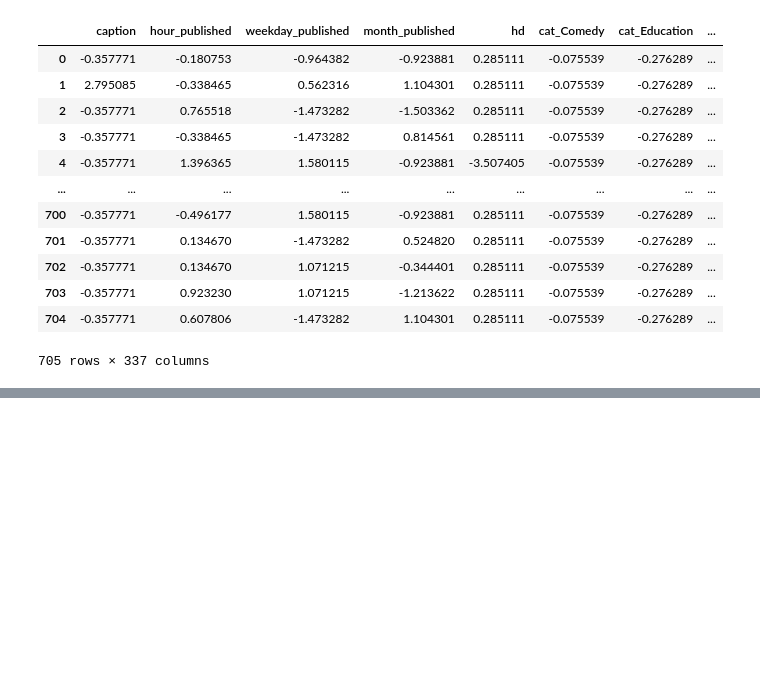
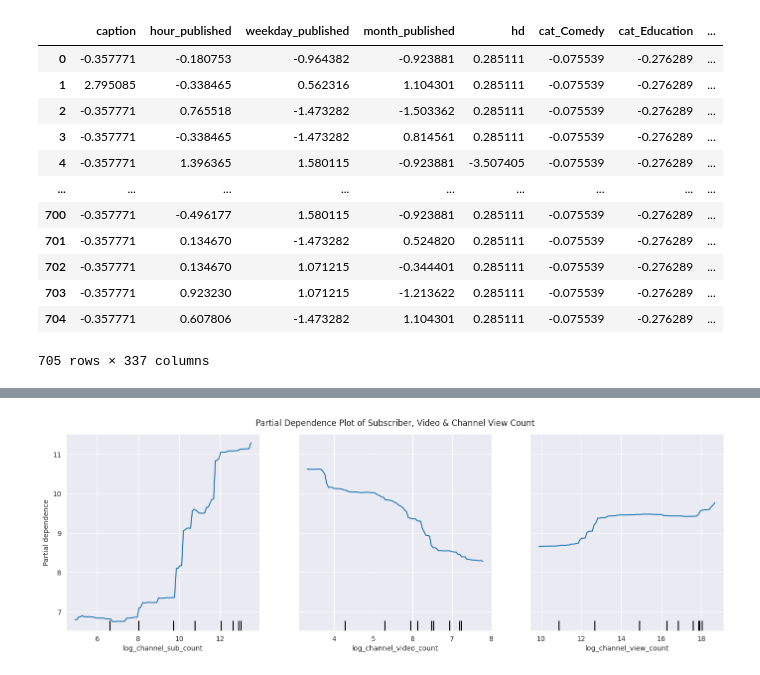
Before and after one commit to gh4rris/vegan_youtube, a Jupyter notebook: 04_modeling_dt_rf.ipynb, the cells around one changed output, grey strips where cells are left out. Cells and saved outputs as stored; diff of their text form; code cells hidden in the pictures; blank space fills up the shorter version.

Commit message:
pdp channel features

```diff
--- a/04_modeling_dt_rf.ipynb
+++ b/04_modeling_dt_rf.ipynb
@@ -93,6 +95,6 @@ best score: 0.6087754671283315, best params: {'max_depth': 3, 'min_samples_leaf'
 # %%
 # fit decision tree with optimal parameters
-dt = DecisionTreeRegressor(max_depth=best_params["max_depth"], min_samples_leaf=best_params["min_samples_leaf"], min_samples_split=best_params["min_samples_split"], random_state=SEED)
+dt = DecisionTreeRegressor(max_depth=best_params["decisiontreeregressor__max_depth"], min_samples_leaf=best_params["decisiontreeregressor__min_samples_leaf"], min_samples_split=best_params["decisiontreeregressor__min_samples_split"], random_state=SEED)
 dt.fit(X_train, y_train)
 y_pred = dt.predict(X_test)
 rmse = root_mean_squared_error(y_test, y_pred)
@@ -103,8 +105,9 @@ r2: 0.5940953420357227, rmse: 1.741698058314038
 # %%
 # instantiate random forest and use randomized cross validation to search wide range of hyperparameters
-params = {"n_estimators": [100, 200, 300, 500, 1000], "max_depth": [10, 20, 30, 50, None], "min_samples_leaf": [2, 4, 6], "max_features": ["sqrt", "log2", None], "bootstrap": [True, False]}
-rf = RandomForestRegressor(random_state=SEED)
-rand_search = RandomizedSearchCV(rf, param_distributions=params, cv=10, n_iter=50, scoring="r2", n_jobs=-1)
+params = {"randomforestregressor__n_estimators": [100, 200, 300, 500, 1000], "randomforestregressor__max_depth": [10, 20, 30, 50, None], "randomforestregressor__min_samples_leaf": [2, 4, 6],
+          "randomforestregressor__max_features": ["sqrt", "log2", None], "randomforestregressor__bootstrap": [True, False]}
+pipeline = make_pipeline(StandardScaler(), RandomForestRegressor(random_state=SEED))
+rand_search = RandomizedSearchCV(pipeline, param_distributions=params, cv=10, n_iter=50, scoring="r2", n_jobs=-1)
 rand_search.fit(X_train, y_train)
 best_params = rand_search.best_params_
 print(f"best score: {rand_search.best_score_}, best params: {best_params}")
@@ -113,10 +116,10 @@ best score: 0.7121384968604526, best params: {'n_estimators': 300, 'min_samples_
 # %%
 # use gridsearch for fine-tuning hyperparameters
-params = {"n_estimators": np.arange(best_params["n_estimators"] - 20, best_params["n_estimators"] + 30, 10), "max_depth": [best_params["max_depth"]],
-          "min_samples_leaf": np.arange(best_params["min_samples_leaf"] - 1, best_params["min_samples_leaf"] + 2), "max_features": [best_params["max_features"]], "bootstrap": [best_params["bootstrap"]]}
-
-rf = RandomForestRegressor(random_state=SEED)
-grid_search = GridSearchCV(rf, param_grid=params, cv=10, scoring="r2", n_jobs=-1)
+params = {"randomforestregressor__n_estimators": np.arange(best_params["randomforestregressor__n_estimators"] - 20, best_params["randomforestregressor__n_estimators"] + 30, 10), "randomforestregressor__max_depth": [best_params["randomforestregressor__max_depth"]],
+          "randomforestregressor__min_samples_leaf": [best_params["randomforestregressor__min_samples_leaf"]], "randomforestregressor__max_features": [best_params["randomforestregressor__max_features"]],
+          "randomforestregressor__bootstrap": [best_params["randomforestregressor__bootstrap"]]}
+pipeline = make_pipeline(StandardScaler(), RandomForestRegressor(random_state=SEED))
+grid_search = GridSearchCV(pipeline, param_grid=params, cv=10, scoring="r2", n_jobs=-1)
 grid_search.fit(X_train, y_train)
 best_params = grid_search.best_params_
 print(f"best score: {grid_search.best_score_}, best params: {best_params}")
@@ -125,9 +128,11 @@ best score: 0.7122108679242511, best params: {'bootstrap': True, 'max_depth': No
 # %%
 # fit random forest with optimal parameters
-rf = RandomForestRegressor(n_estimators=best_params["n_estimators"], max_depth=best_params["max_depth"], min_samples_leaf=best_params["min_samples_leaf"], max_features=best_params["max_features"], bootstrap=best_params["bootstrap"], random_state=SEED)
-rf.fit(X_train, y_train)
-y_pred = rf.predict(X_test)
+pipeline = make_pipeline(StandardScaler(), RandomForestRegressor(n_estimators=best_params["randomforestregressor__n_estimators"], max_depth=best_params["randomforestregressor__max_depth"], min_samples_leaf=best_params["randomforestregressor__min_samples_leaf"],
+                           max_features=best_params["randomforestregressor__max_features"], bootstrap=best_params["randomforestregressor__bootstrap"], random_state=SEED))
+pipeline.fit(X_train, y_train)
+y_pred = pipeline.predict(X_test)
 rmse = root_mean_squared_error(y_test, y_pred)
-r2 = rf.score(X_test, y_test)
+r2 = pipeline.score(X_test, y_test)
+rf = pipeline.named_steps["randomforestregressor"]
 print(f"r2: {r2}, rmse: {rmse}")
 # %% [output]
@@ -162,0 +169,7 @@ plt.savefig("images/random_forest_top_10_feature_importance.png", dpi=300)
+# %%
+fig, ax = plt.subplots(figsize=(14, 5))
+PartialDependenceDisplay.from_estimator(estimator=pipeline, X=X_train, features=["log_channel_sub_count", "log_channel_video_count", "log_channel_view_count"], ax=ax, grid_resolution=100)
+ax.set_title("Partial Dependence Plot of Subscriber, Video & Channel View Count", y=1.02)
+plt.tight_layout()
+# %% [output]
+[figure, added]
```
Also changed, not shown: parts of 11 cells of this notebook, 1 other file.
